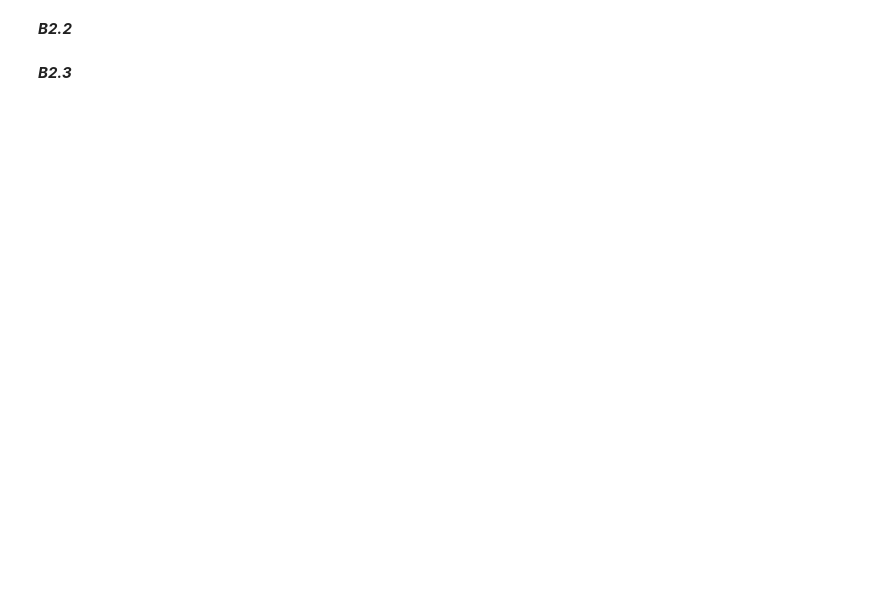
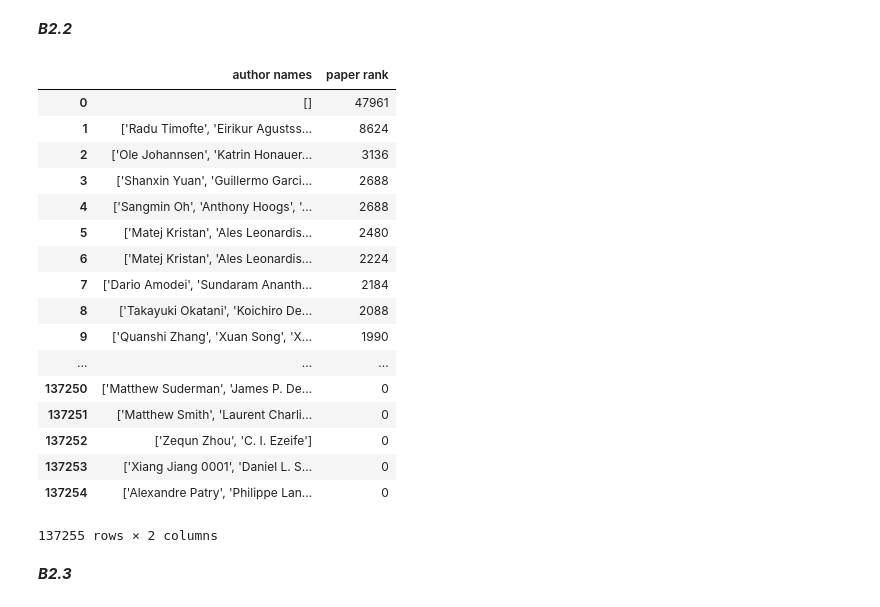
Before and after one commit to BerkMandiracioglu/AppliedDataAnalysisHW1, a Jupyter notebook: hw1.ipynb, the cells around one changed output. Drawn from its saved outputs; the diff is of its cells as text; code cells hidden in the pictures; blank space fills up the shorter version.

```diff
--- a/hw1.ipynb
+++ b/hw1.ipynb
@@ -318,2 +251,23 @@ merged_aminer
+# %%
+rankings
+# %% [output]
+|  | author names | paper rank |
+| 0 | [] | 47961 |
+| 1 | ['Radu Timofte', 'Eirikur Agustss... | 8624 |
+| 2 | ['Ole Johannsen', 'Katrin Honauer... | 3136 |
+| 3 | ['Shanxin Yuan', 'Guillermo Garci... | 2688 |
+| 4 | ['Sangmin Oh', 'Anthony Hoogs', '... | 2688 |
+| 5 | ['Matej Kristan', 'Ales Leonardis... | 2480 |
+| 6 | ['Matej Kristan', 'Ales Leonardis... | 2224 |
+| 7 | ['Dario Amodei', 'Sundaram Ananth... | 2184 |
+| 8 | ['Takayuki Okatani', 'Koichiro De... | 2088 |
+| 9 | ['Quanshi Zhang', 'Xuan Song', 'X... | 1990 |
+| ... | ... | ... |
+| 137250 | ['Matthew Suderman', 'James P. De... | 0 |
+| 137251 | ['Matthew Smith', 'Laurent Charli... | 0 |
+| 137252 | ['Zequn Zhou', 'C. I. Ezeife'] | 0 |
+| 137253 | ['Xiang Jiang 0001', 'Daniel L. S... | 0 |
+| 137254 | ['Alexandre Patry', 'Philippe Lan... | 0 |
+137255 rows × 2 columns
 # %% [markdown]
 ***B2.3***
```
Also changed, not shown: parts of 34 cells of this notebook.
